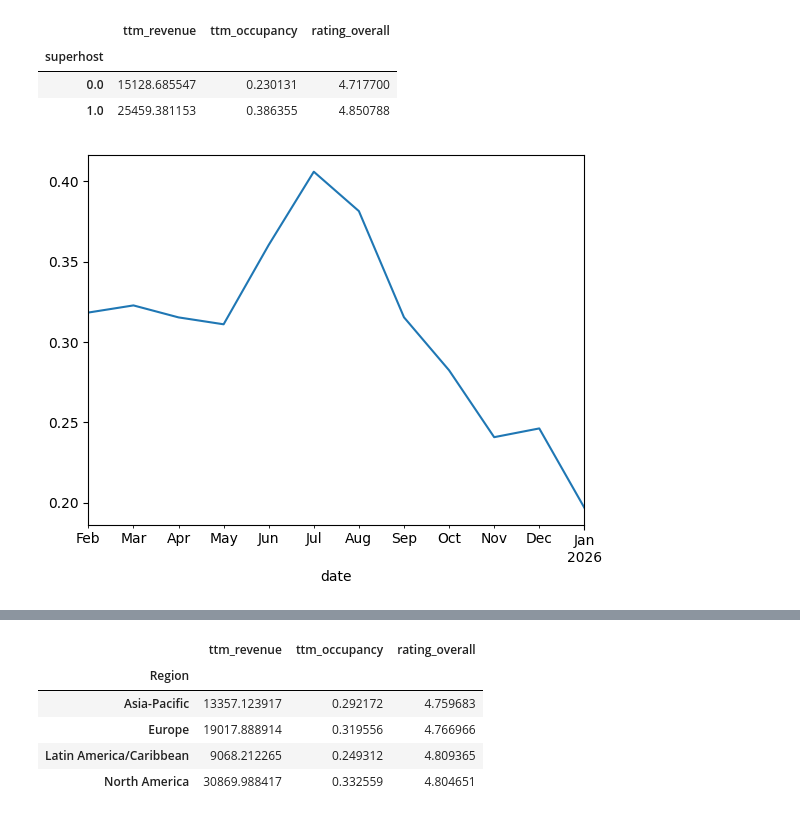
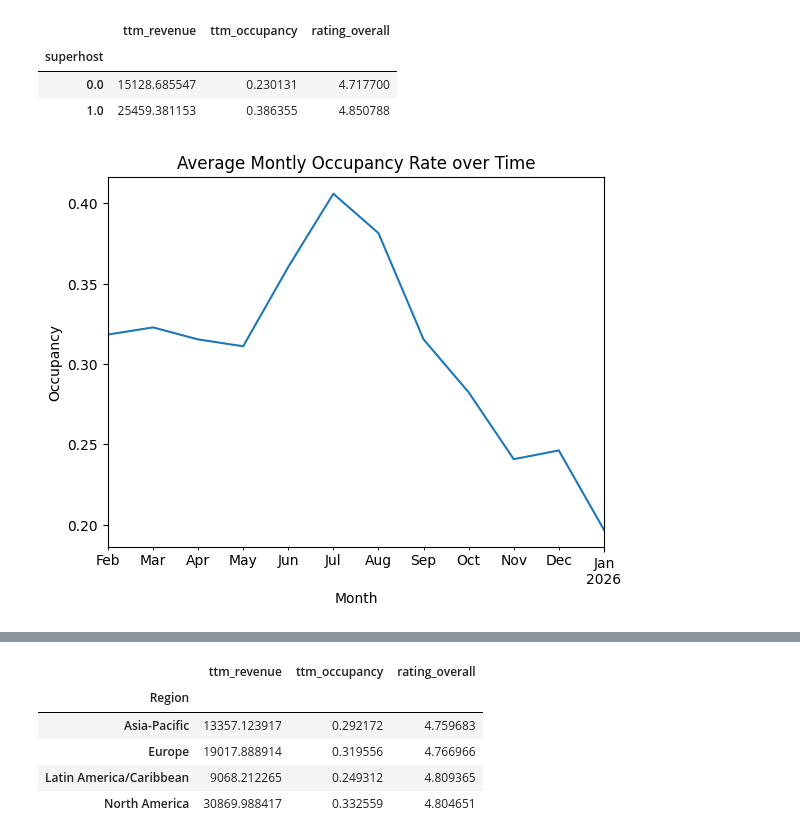
Before and after one commit to gabetedja/dsc148-project, a Jupyter notebook: analysis.ipynb, the cells around one changed output, grey strips where cells are left out. Drawn from its saved outputs; the diff is of its cells as text; code cells hidden in the pictures.

```diff
--- a/analysis.ipynb
+++ b/analysis.ipynb
@@ -132,9 +136,13 @@ all_listings.groupby('superhost')[['ttm_revenue','ttm_occupancy','rating_overall
 # %%
 all_past_rates['date'] = pd.to_datetime(all_past_rates['date'])
 monthly = all_past_rates.groupby(all_past_rates['date'].dt.to_period('M'))['occupancy'].mean()
 monthly.plot()
+plt.title("Average Montly Occupancy Rate over Time")
+plt.xlabel("Month")
+plt.ylabel("Occupancy")
+plt.savefig("monthly_occupancy_trend.png", dpi=300, bbox_inches="tight")
 plt.show()
 # %% [output]
-[figure, old version]
+[figure, new version]
 # %%
 rating_cols = [c for c in all_listings.columns if 'rating_' in c] + ['ttm_revenue', 'ttm_occupancy']
```
Also changed, not shown: parts of 3 cells of this notebook, 4 other files.
